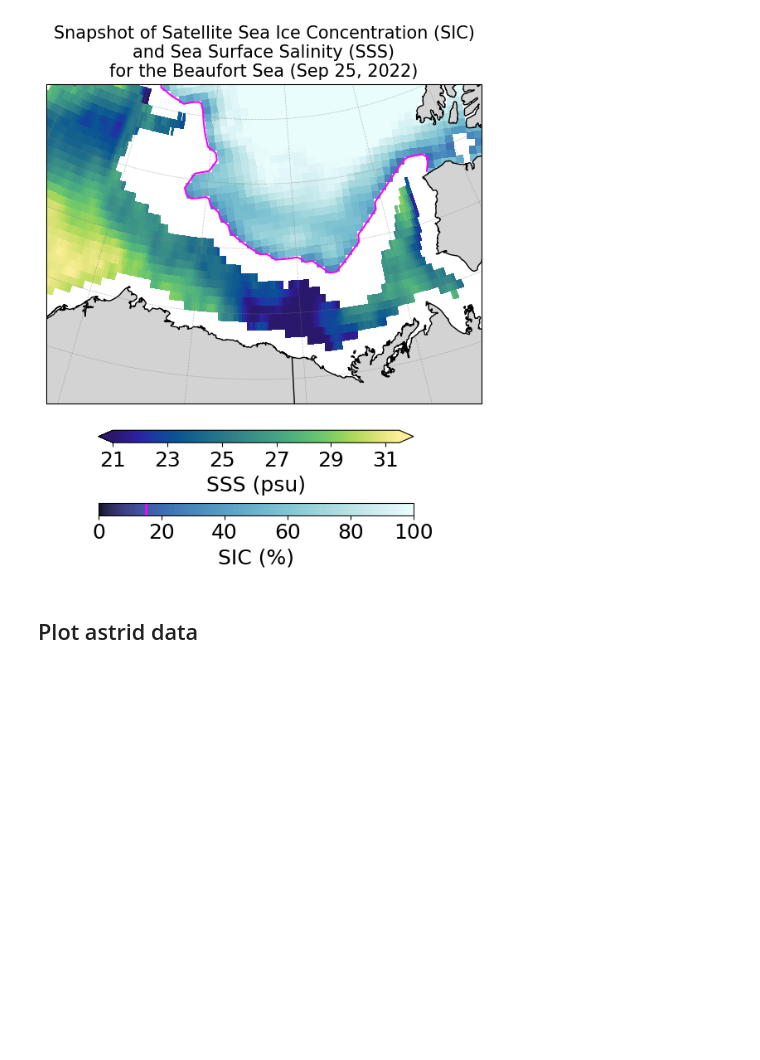
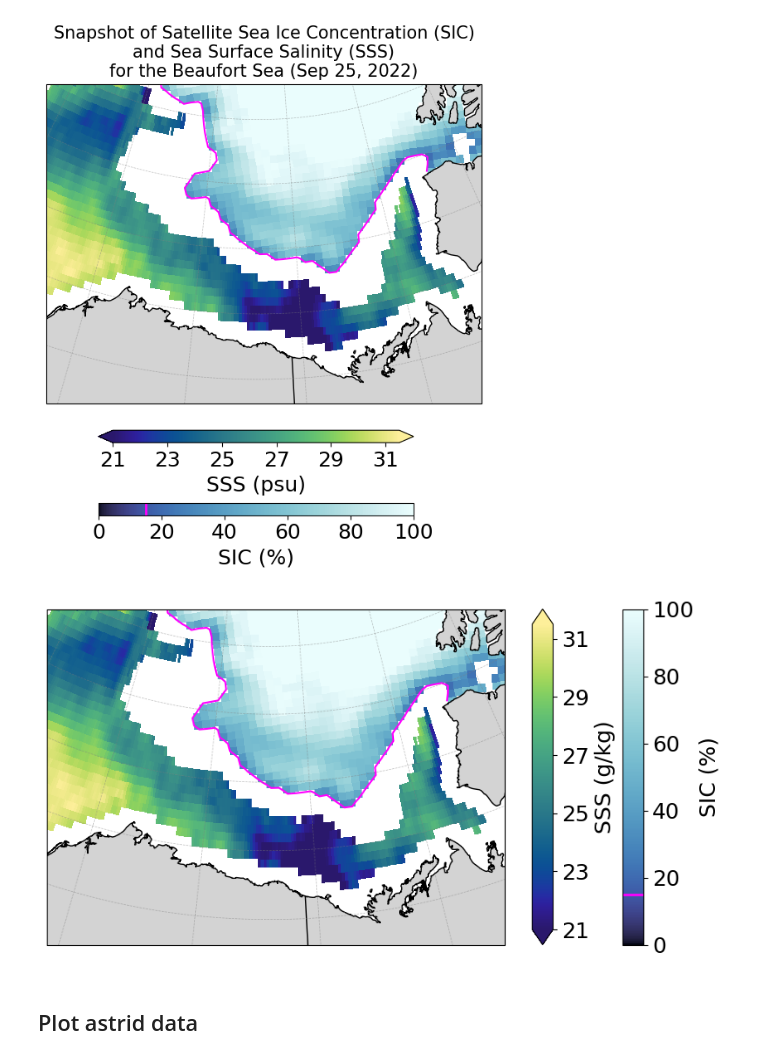
Before and after one commit to mjzahn/SASSIE_ECCO_salinity_stratification, a Jupyter notebook: notebooks/satellite_obs/Pelto_ice_map.ipynb, the cells around one changed output. Cells and saved outputs as stored; diff of their text form; code cells hidden in the pictures; blank space fills up the shorter version.

Commit message:
pelto plots

```diff
--- a/notebooks/satellite_obs/Pelto_ice_map.ipynb
+++ b/notebooks/satellite_obs/Pelto_ice_map.ipynb
@@ -156,6 +156,75 @@ plt.savefig('sss_sic_snapshot_beaufort.png', dpi=300, bbox_inches='tight')
 plt.show()
 # %% [output]
 [figure]
+# %%
+plt.rcParams['font.size'] = 18
+
+# Define NSIDC stereographic projection
+nsidc_proj = Proj(proj='stere', lat_0=90, lon_0=-45, lat_ts=70,
+                  a=6378273, b=6356889.449, units='m')
+transformer = Transformer.from_proj(nsidc_proj, "epsg:4326", always_xy=True)
+
+# Create single plot
+fig, ax = plt.subplots(1, 1, figsize=(8, 5),
+                       subplot_kw={'projection': ccrs.NorthPolarStereo(central_longitude=-144)})
+
+# --- Load and process data for the first file ---
+sic_masked = sic_sept_snap.where(sic_sept_snap > 0.15)
+
+# Get grid and lat/lon
+x = sic_sept_snap['x'].values
+y = sic_sept_snap['y'].values
+X, Y = np.meshgrid(x, y)
+lon, lat = transformer.transform(X, Y)
+
+# Define title with date
+dt = pd.to_datetime(sic_sept_snap['time'].values)
+date_str = dt.strftime('%b %d, %Y')
+# title = f"Snapshot of Satellite Sea Ice Concentration (SIC)\nand Sea Surface Salinity (SSS)\nfor the Beaufort Sea ({date_str})"
+
+# --- Map settings ---
+ax.set_extent([-161, -126, 67.5, 77.5], crs=ccrs.PlateCarree())
+ax.add_feature(cfeature.NaturalEarthFeature('physical', 'land', '10m', facecolor='lightgray'))
+ax.add_feature(cfeature.BORDERS.with_scale('10m'))
+ax.add_feature(cfeature.COASTLINE.with_scale('10m'))
+gl = ax.gridlines(draw_labels=False, linewidth=0.5, color='gray',
+                  alpha=0.5, linestyle='--', ylocs=[67, 69, 71, 73, 75, 77, 79])
+
+# --- Plot data ---
+# Plot SSS
+sss_cb = sss.plot(ax=ax, transform=ccrs.PlateCarree(), cmap=cmocean.cm.haline,
+                  vmin=21, vmax=31.5, add_colorbar=False, extend='both')
+
+# Overlay SIC
+sic_cb = ax.pcolormesh(lon, lat, sic_masked.squeeze() * 100, transform=ccrs.PlateCarree(),
+                       cmap=custom_ice_cmap, shading='auto', vmin=0, vmax=100)
+
+# Add 15% contour
+regional_mask = ((lon >= -165) & (lon <= -120) & (lat >= 66) & (lat <= 80))
+sic_region = np.where(regional_mask, sic_sept_snap.squeeze(), np.nan)
+ax.contour(lon, lat, sic_region * 100, levels=[15], colors='magenta',
+           linewidths=1.5, transform=ccrs.PlateCarree())
+
+# ax.set_title(title, fontsize=15)
+
+# --- Vertical colorbars on the right ---
+# SSS colorbar (top)
+cbar_ax_sss = fig.add_axes([0.88, 0.11, 0.03, 0.77])  # [left, bottom, width, height]
+cb_sss = fig.colorbar(sss_cb, cax=cbar_ax_sss, orientation='vertical', extend='both')
+cb_sss.set_label('SSS (g/kg)')
+cb_sss.set_ticks([21, 23, 25, 27, 29, 31])
+
+# SIC colorbar (bottom)
+cbar_ax_sic = fig.add_axes([1.01, 0.11, 0.03, 0.77])
+cb_sic = fig.colorbar(sic_cb, cax=cbar_ax_sic, orientation='vertical')
+cb_sic.set_label('SIC (%)')
+cb_sic.ax.hlines(15, *cb_sic.ax.get_ylim(), colors='magenta', linewidth=2)
+
+# --- Save and show ---
+plt.savefig('sss_sic_snapshot_beaufort.png', dpi=300, bbox_inches='tight')
+plt.show()
+# %% [output]
+[figure, added]
 # %% [markdown]
 ## Plot astrid data
 # %%
```
Also changed, not shown: parts of 2 cells of this notebook, 2 other files.
